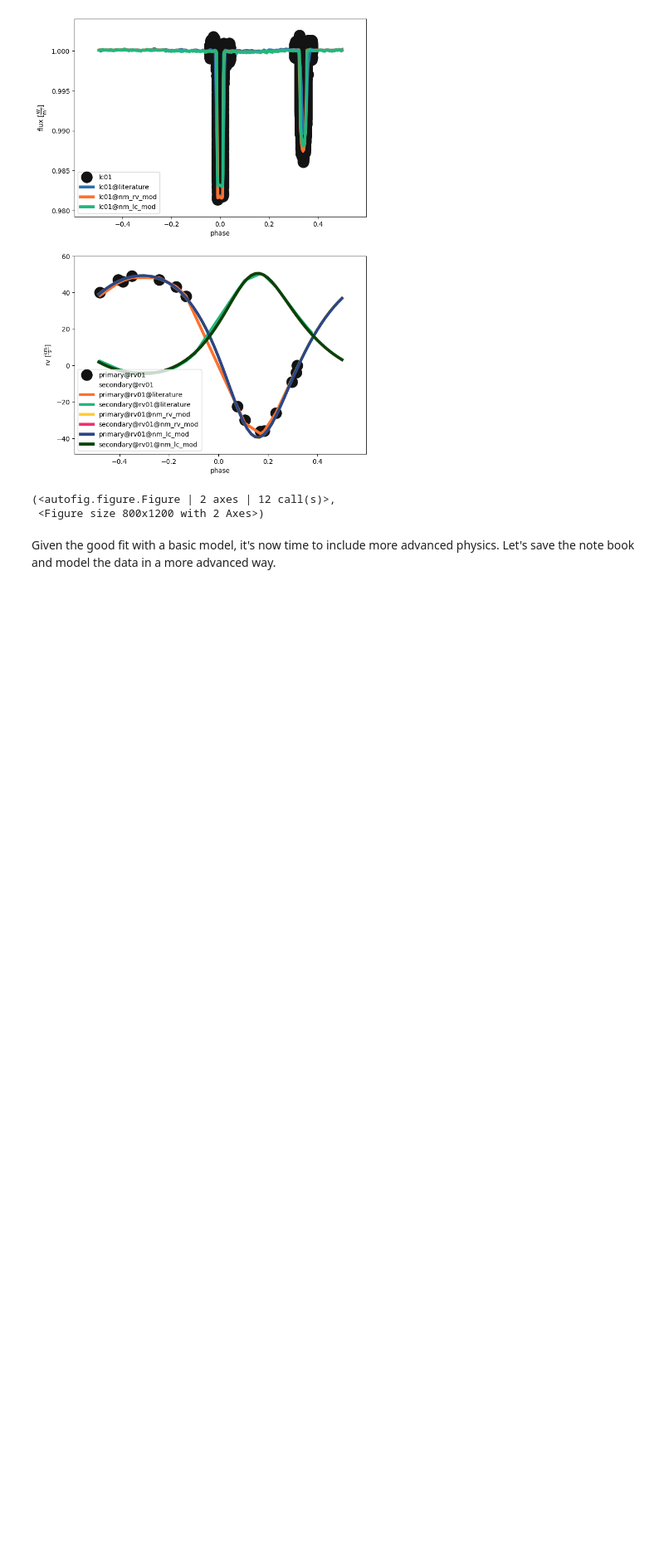
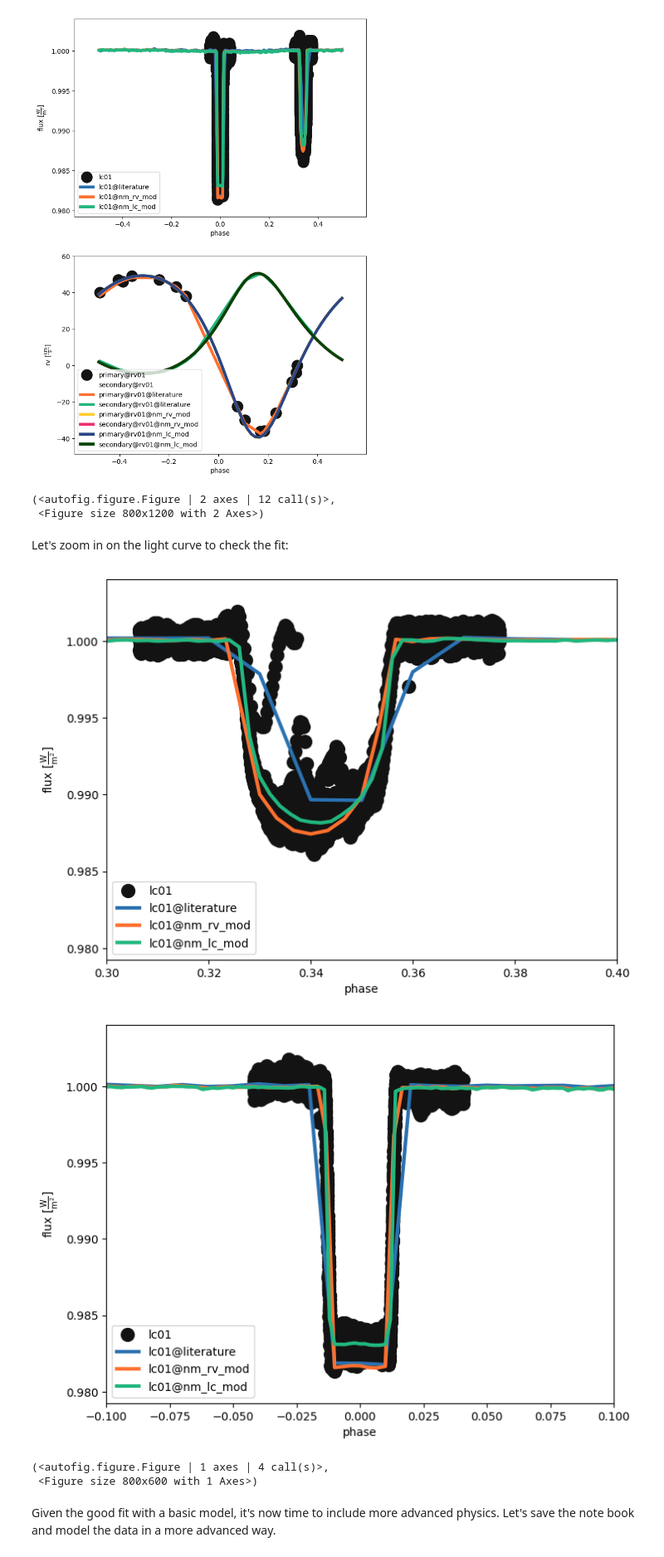
Before and after one commit to kmhambleton/phoebe-eb-notebooks, a Jupyter notebook: 02-optimize-fast.ipynb, the cells around one changed output. Shown at 83% size. Drawn from its saved outputs; the diff is of its cells as text; code cells hidden in the pictures; blank space fills up the shorter version.

```diff
--- a/02-optimize-fast.ipynb
+++ b/02-optimize-fast.ipynb
@@ -366,6 +366,16 @@ b.plot(model=['nm_lc_mod','literature','nm_rv_mod'],x='phases', show=True, ls='-
 [figure]
 (<autofig.figure.Figure | 2 axes | 12 call(s)>,
  <Figure size 800x1200 with 2 Axes>)
+# %% [markdown]
+Let's zoom in on the light curve to check the fit:
+# %%
+b.plot(kind='lc',model=['nm_lc_mod','literature','nm_rv_mod'],x='phases', xlim=(0.3,0.4), show=True, ls='-', legend=True)
+b.plot(kind='lc',model=['nm_lc_mod','literature','nm_rv_mod'],x='phases', xlim=(-0.1,0.1), show=True, ls='-', legend=True)
+# %% [output]
+[figure, added]
+[figure, added]
+(<autofig.figure.Figure | 1 axes | 4 call(s)>,
+ <Figure size 800x600 with 1 Axes>)
 # %% [markdown]
 Given the good fit with a basic model, it's now time to include more advanced physics. Let's save the note book and model the data in a more advanced way.
 # %%
```
Also changed, not shown: parts of 25 cells of this notebook, 2 other files.
